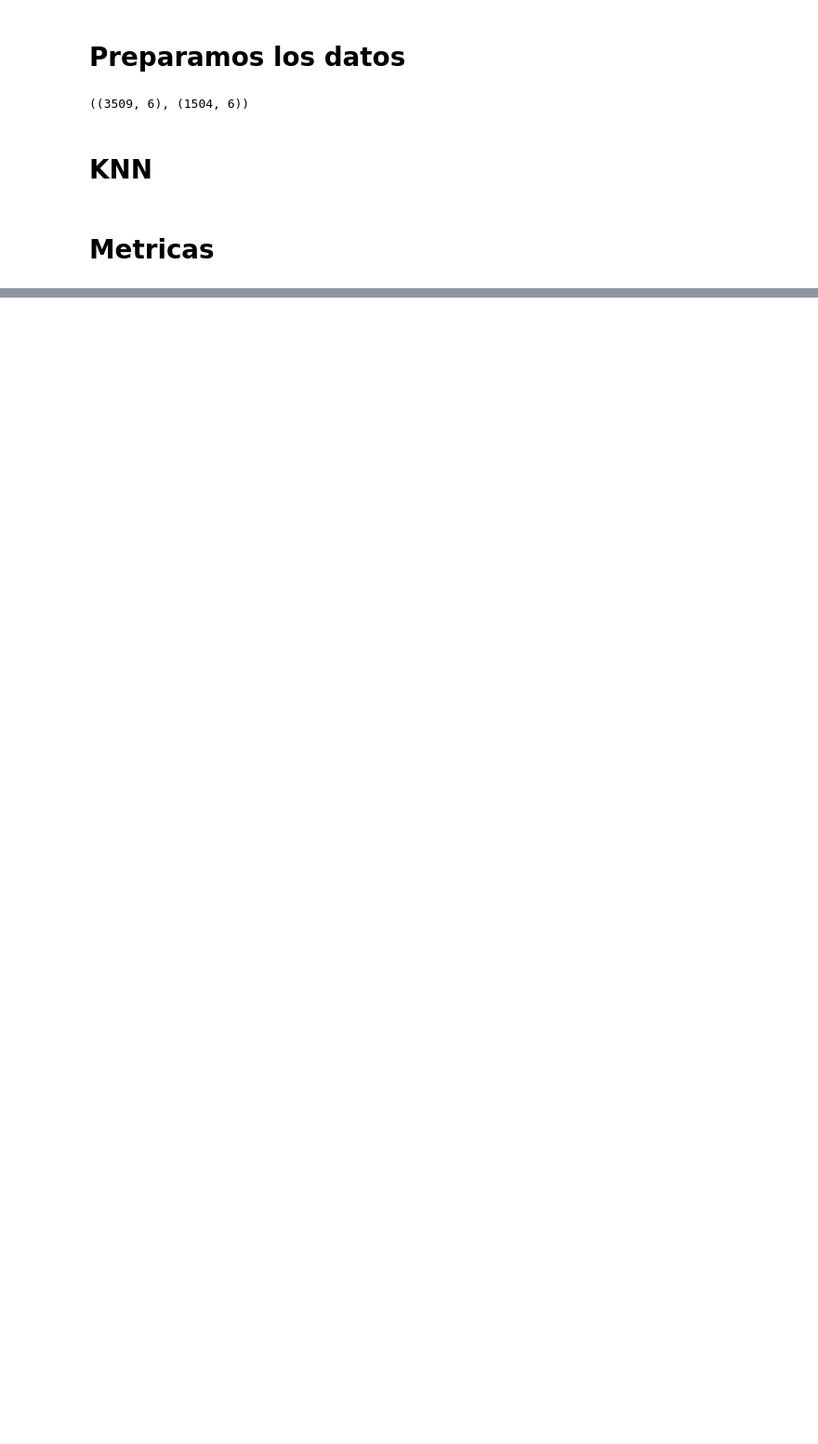
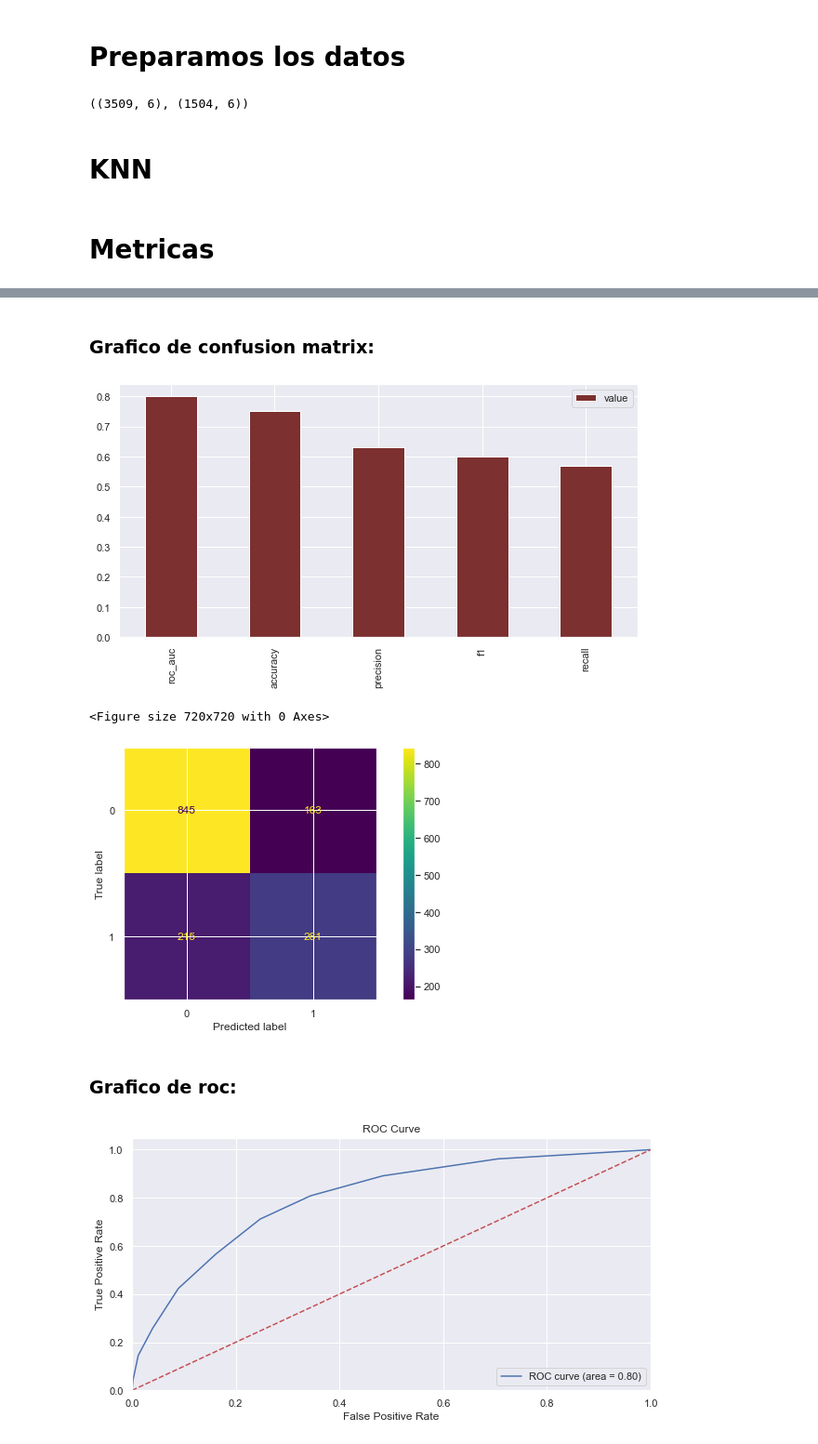
Before and after one commit to car-vigo/vinos-corderhouse, a Jupyter notebook: notebooks/5.0-vino.coderhouse-knn.ipynb, the cells around one changed output, grey strips where cells are left out. Shown at 93% size. Drawn from its saved outputs; the diff is of its cells as text; code cells hidden in the pictures; blank space fills up the shorter version.

Commit message:
metricas de algoritmos

```diff
--- a/notebooks/5.0-vino.coderhouse-knn.ipynb
+++ b/notebooks/5.0-vino.coderhouse-knn.ipynb
@@ -104,0 +114,11 @@ display_and_plot_all_metrics(knn,X_test,y_test,y_test_pred)
+# %%
+# creamos el modelo
+knn_2 = KNeighborsClassifier()
+# %%
+# GridSearch
+clf = GridSearchCV(knn_2, hyperparameters)
+# %%
+#Entrenamos el modelo
+best_model = clf.fit(X_train, y_train)
+# %%
+y_test_pred = clf.predict(X_test)
@@ -104,0 +137,3 @@ display_and_plot_all_metrics(knn,X_test,y_test,y_test_pred)
+# %%
+display_and_plot_all_metrics(clf,X_test,y_test,y_test_pred)
+# %% [output]
@@ -104,0 +144,6 @@ display_and_plot_all_metrics(knn,X_test,y_test,y_test_pred)
+### Grafico de confusion matrix:
+[figure, added]
+<Figure size 720x720 with 0 Axes>
+[figure, added]
+### Grafico de roc:
+[figure, added]
```
Also changed, not shown: parts of 14 cells of this notebook, 2 other files.
